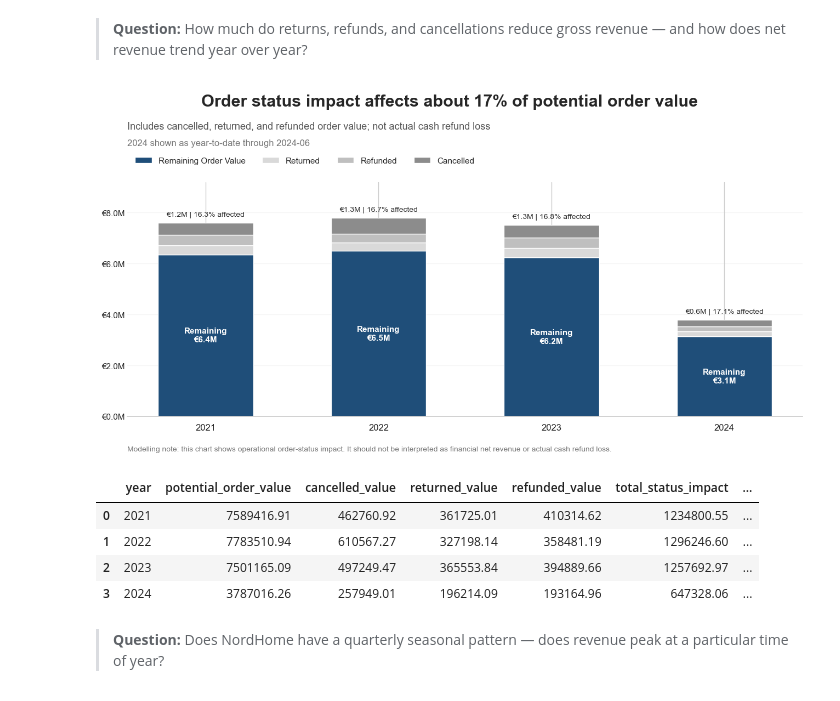
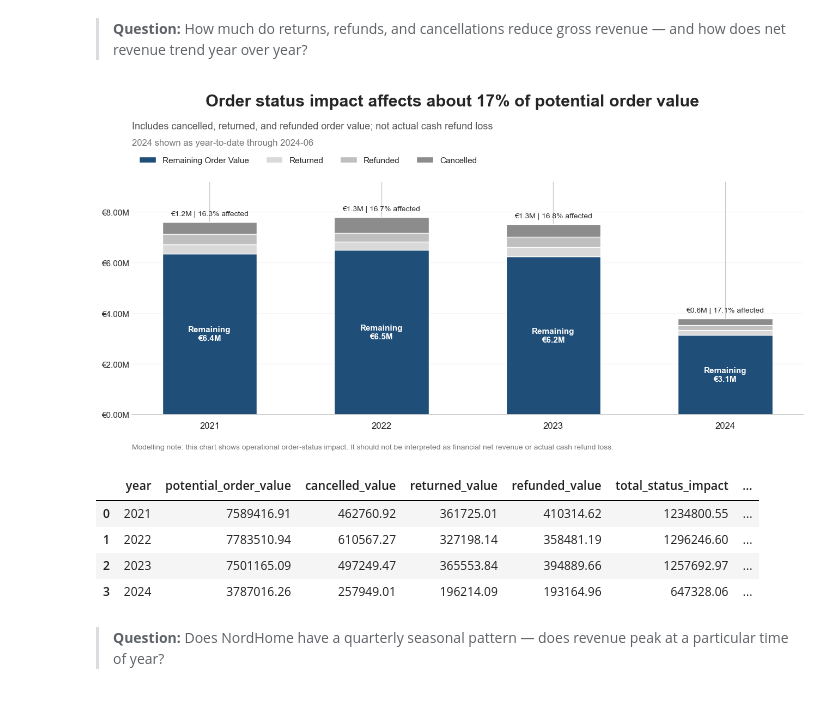
Before and after one commit to eileenheyer-cyber/nordhome_retail_analytics, a Jupyter notebook: 04_EDA/nordhome_eda.ipynb, the cells around one changed output. Saved outputs shown, nothing was run; the diff lists cells and outputs as text; code cells hidden in the pictures.

```diff
--- a/04_EDA/nordhome_eda.ipynb
+++ b/04_EDA/nordhome_eda.ipynb
@@ -837,7 +838,7 @@ width = 0.55
 # --------------------------------------------------
 
 def eur_m(x, pos):
-    return f"€{x / 1_000_000:.1f}M"
+    return f"€{x / 1_000_000:.2f}M"
 
 
 # --------------------------------------------------
@@ -1029,34 +1030,34 @@ ax.set_ylim(0, max_potential_value * 1.18)
 fig.subplots_adjust(
     left=0.08,
     right=0.96,
     bottom=0.13,
     top=0.74
 )
 
 plt.show()
 
 
 # --------------------------------------------------
 # 13. Show supporting table
 # --------------------------------------------------
 
 status_impact = df_status_impact[[
     "year",
     "potential_order_value",
     "cancelled_value",
     "returned_value",
     "refunded_value",
     "total_status_impact",
     "remaining_order_value",
     "status_impact_rate",
     "cancelled_rate",
     "returned_rate",
     "refunded_rate"
 ]]
 
 status_impact
 # %% [output]
-[figure, old version]
+[figure, new version]
 |  | year | potential_order_value | cancelled_value | returned_value | refunded_value | total_status_impact | ... |
 | 0 | 2021 | 7589416.91 | 462760.92 | 361725.01 | 410314.62 | 1234800.55 | ... |
 | 1 | 2022 | 7783510.94 | 610567.27 | 327198.14 | 358481.19 | 1296246.60 | ... |
```
Also changed, not shown: parts of 3 cells of this notebook, 1 other file.
